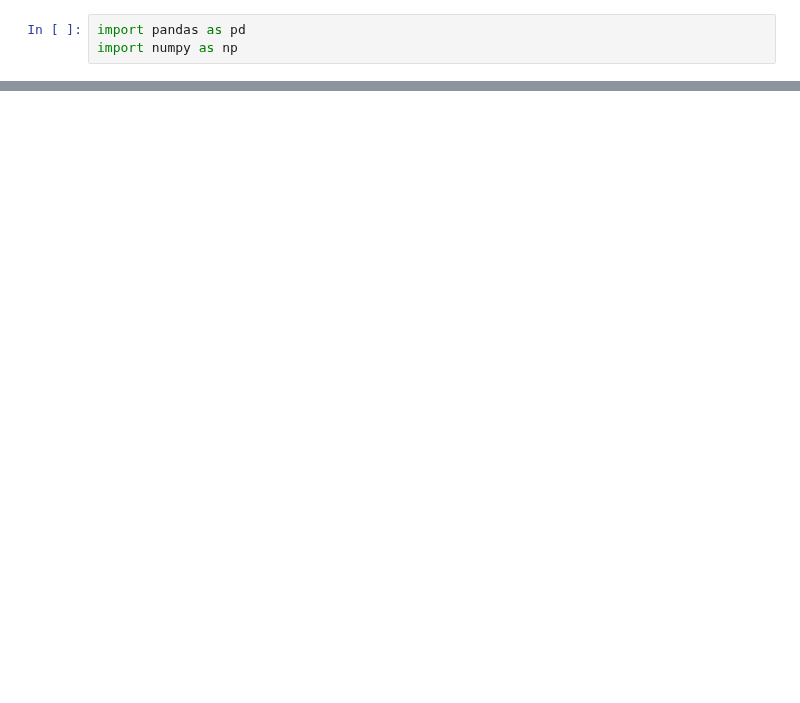
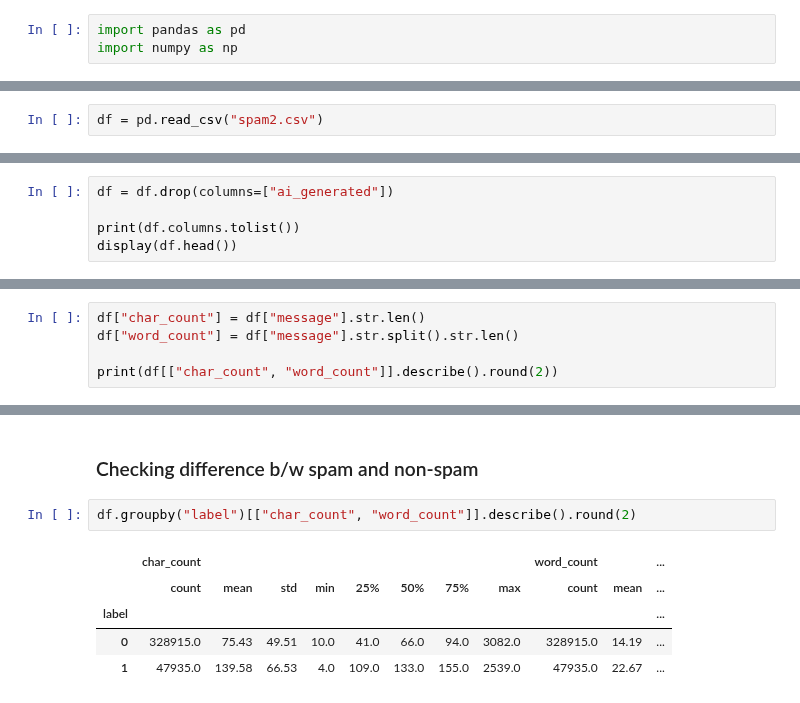
Before and after one commit to mahiicodes09-spec/Convox, a Jupyter notebook: ml/model-1 (mahi)/notebook/spam/spam.ipynb, the cells around one changed output, grey strips where cells are left out. Drawn from its saved outputs; the diff is of its cells as text; blank space fills up the shorter version.

```diff
--- a/ml/model-1 (mahi)/notebook/spam/spam.ipynb
+++ b/ml/model-1 (mahi)/notebook/spam/spam.ipynb
@@ -198,0 +4,2 @@ Both files saved successfully!
+# %%
+df = pd.read_csv("spam2.csv")
@@ -198,0 +21,5 @@ Both files saved successfully!
+# %%
+df = df.drop(columns=["ai_generated"])
+
+print(df.columns.tolist())
+display(df.head())
@@ -198,0 +110,5 @@ Both files saved successfully!
+# %%
+df["char_count"] = df["message"].str.len()
+df["word_count"] = df["message"].str.split().str.len()
+
+print(df[["char_count", "word_count"]].describe().round(2))
@@ -198,0 +131,10 @@ Both files saved successfully!
+# %% [markdown]
+### Checking difference b/w spam and non-spam
+# %%
+df.groupby("label")[["char_count", "word_count"]].describe().round(2)
+# %% [output]
+|  | char_count |  |  |  |  |  |  |  | word_count |  | ... |
+|  | count | mean | std | min | 25% | 50% | 75% | max | count | mean | ... |
+| label |  |  |  |  |  |  |  |  |  |  | ... |
+| 0 | 328915.0 | 75.43 | 49.51 | 10.0 | 41.0 | 66.0 | 94.0 | 3082.0 | 328915.0 | 14.19 | ... |
+| 1 | 47935.0 | 139.58 | 66.53 | 4.0 | 109.0 | 133.0 | 155.0 | 2539.0 | 47935.0 | 22.67 | ... |
```
Also changed, not shown: parts of 48 cells of this notebook, 4 other files.
